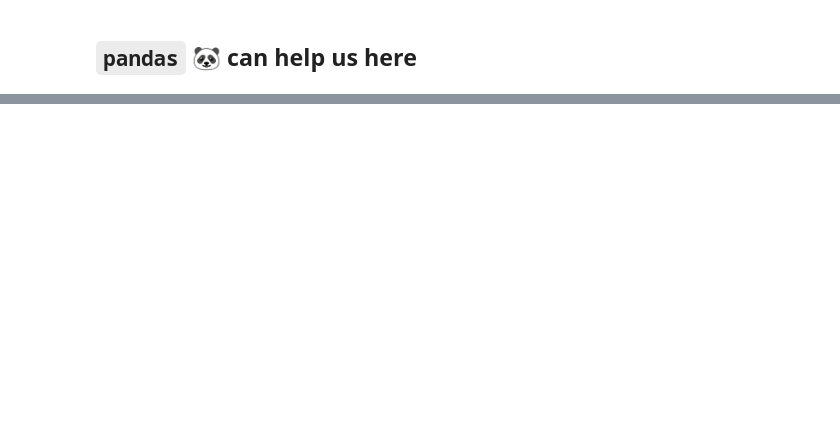
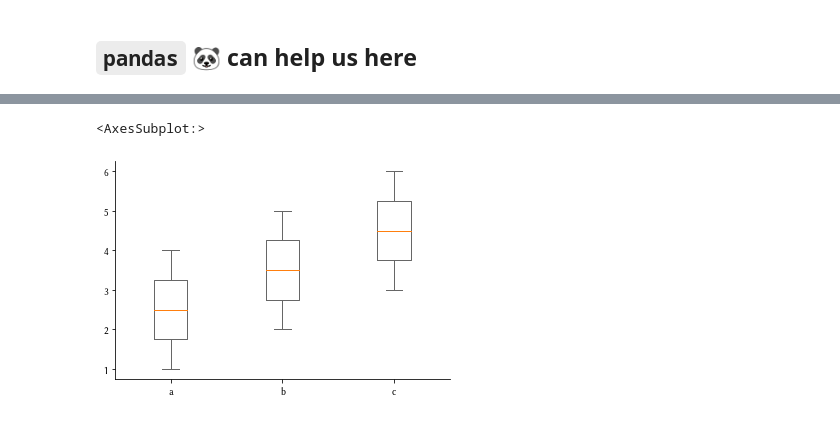
Before and after one commit to vigji/python-cimec-2023, a Jupyter notebook: lectures/Lecture1.2_Intro-pandas.ipynb, the cells around one changed output, grey strips where cells are left out. Saved outputs shown, nothing was run; the diff lists cells and outputs as text; code cells hidden in the pictures; blank space fills up the shorter version.

```diff
--- a/lectures/Lecture1.2_Intro-pandas.ipynb
+++ b/lectures/Lecture1.2_Intro-pandas.ipynb
@@ -223,0 +292,5 @@ np.argwhere(arr % 2 == 0)
+# %%
+df.plot(kind="box")
+# %% [output]
+<AxesSubplot:>
+[figure, added]
```
Also changed, not shown: parts of 154 cells of this notebook, 2 other files.
